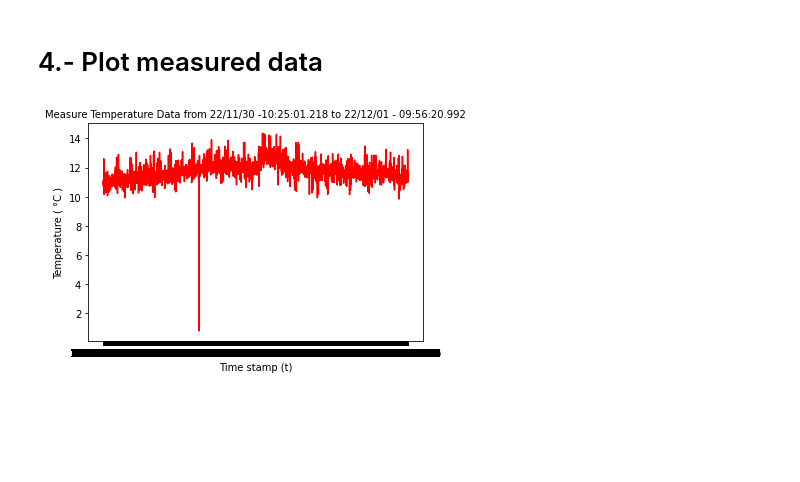
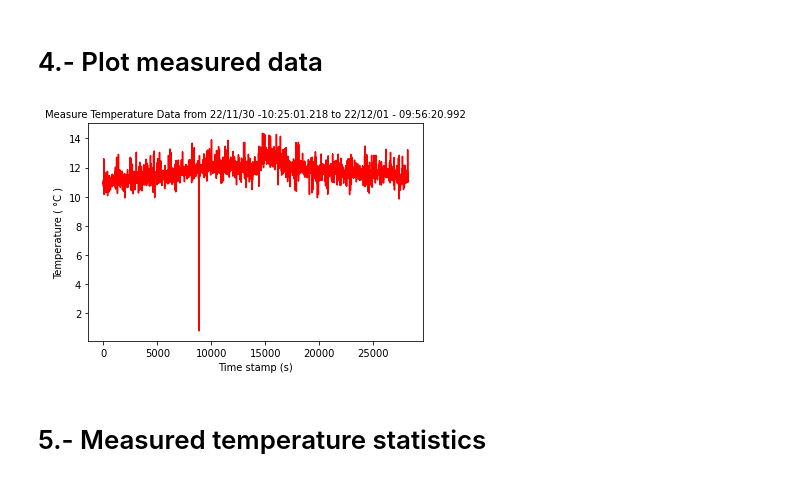
Before and after one commit to EfrenDRF/udgS3IoT, a Jupyter notebook: doc/01_csvAnalysis/tempDataAnalysis.ipynb, the cells around one changed output. Cells and saved outputs as stored; diff of their text form; code cells hidden in the pictures; blank space fills up the shorter version.

Commit message:
Temperature Statistics

```diff
--- a/doc/01_csvAnalysis/tempDataAnalysis.ipynb
+++ b/doc/01_csvAnalysis/tempDataAnalysis.ipynb
@@ -85,10 +86,12 @@ tempData_df.head()
 # 4.- Plot measured data
 # %%
 # Plots measured temperature data
-plt.plot( tempData_df.TimeStamp, tempData_df.Temperature, color = 'red' )
-plt.title( f'Measure Temperature Data from 22/11/30 -{ tempData_df.TimeStamp.iloc[0] } to 22/12/01 - { tempData_df.TimeStamp.iloc[-1] }', fontsize = 10)
+plt.plot( tempData_df.index.values, tempData_df.Temperature.values, color = 'red' )
+plt.title( f'Measure Temperature Data from 22/11/30 -{ tempData_df.TimeStamp.iloc[0] } to 22/12/01 - { tempData_df.TimeStamp.iloc[-1] }', fontsize = 10 )
 plt.ylabel('Temperature ( °C )')
-plt.xlabel('Time stamp (t)')
+plt.xlabel('Time stamp (s)')
 plt.show()
 # %% [output]
-[figure, old version]
+[figure, new version]
+# %% [markdown]
+# 5.- Measured temperature statistics
```
Also changed, not shown: parts of 14 cells of this notebook.
